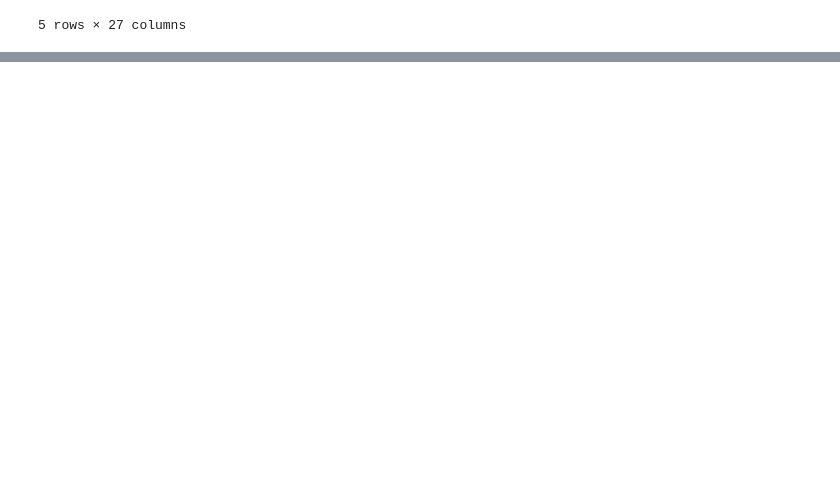
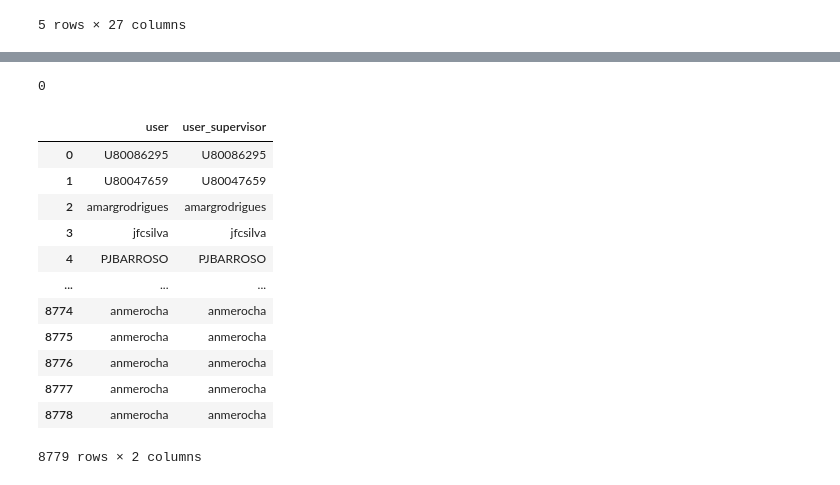
Before and after one commit to josepmatias/ONE, a Jupyter notebook: auto_campanhas.ipynb, the cells around one changed output, grey strips where cells are left out. Cells and saved outputs as stored; diff of their text form; code cells hidden in the pictures; blank space fills up the shorter version.

```diff
--- a/auto_campanhas.ipynb
+++ b/auto_campanhas.ipynb
@@ -244,6 +231,0 @@ cadastro2.head()
-# %%
-db_up2.columns
-
-db_up3=db_up2.merge(cadastro2, how="left", left_on="user", right_on="User Aplicações")
-
-print(db_up3.shape)
@@ -252,3 +276,31 @@ print(db_up3.shape)
+# %%
+#renomear colunas na dataframe db_up3
+db_up3.columns=db_up3.columns.tolist()[:-1] + ["user_supervisor"]
+db_up3.columns
+
+#verificar se a coluna user supervisor tem algum "n/a"
+
+print(db_up3["user_supervisor"].isna().sum())
+# %% [output]
+0
+# %%
+#verificar atingimento dos supervisores
+
+db_up3[["user", "user_supervisor"]]
+# %% [output]
+|  | user | user_supervisor |
+| 0 | U80086295 | U80086295 |
+| 1 | U80047659 | U80047659 |
+| 2 | amargrodrigues | amargrodrigues |
+| 3 | jfcsilva | jfcsilva |
+| 4 | PJBARROSO | PJBARROSO |
+| ... | ... | ... |
+| 8774 | anmerocha | anmerocha |
+| 8775 | anmerocha | anmerocha |
+| 8776 | anmerocha | anmerocha |
+| 8777 | anmerocha | anmerocha |
+| 8778 | anmerocha | anmerocha |
+8779 rows × 2 columns
 # %%
 #teste para ver se o gco calculado para operador está ok
 lista1=db_up2.groupby("user")["atingimento_gco"].sum()
```
Also changed, not shown: parts of 4 cells of this notebook.
